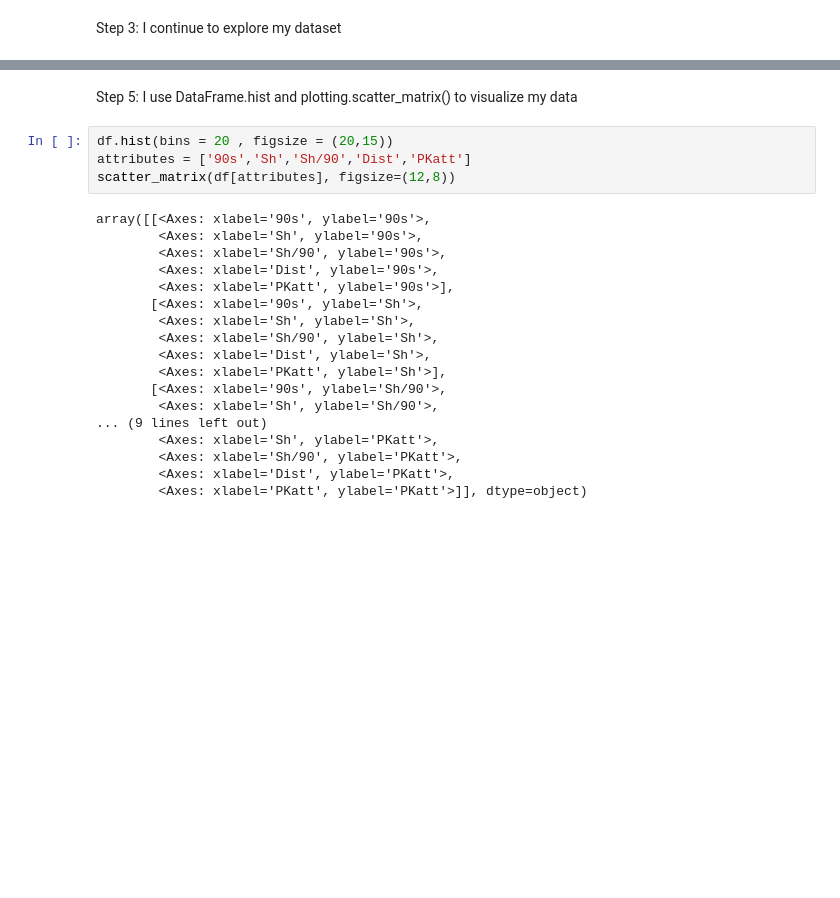
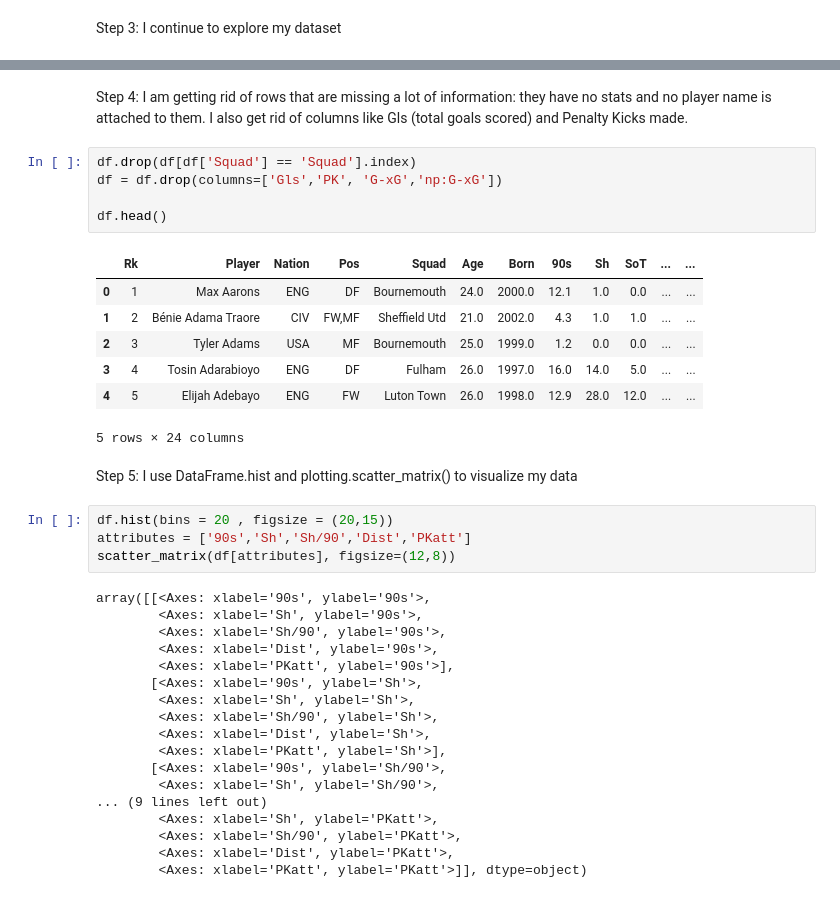
Before and after one commit to arianacodes/project-1, a Jupyter notebook: project_1.ipynb, the cells around one changed output, grey strips where cells are left out. Cells and saved outputs as stored; diff of their text form; blank space fills up the shorter version.

```diff
--- a/project_1.ipynb
+++ b/project_1.ipynb
@@ -102,3 +89,18 @@ memory usage: 118.8+ KB
+# %% [markdown]
+Step 4: I am getting rid of rows that are missing a lot of information: they have no stats and no player name is attached to them. I also get rid of columns like Gls (total goals scored) and Penalty Kicks made.
+# %%
+df.drop(df[df['Squad'] == 'Squad'].index)
+df = df.drop(columns=['Gls','PK', 'G-xG','np:G-xG'])
+
+df.head()
+# %% [output]
+|  | Rk | Player | Nation | Pos | Squad | Age | Born | 90s | Sh | SoT | ... | ... |
+| 0 | 1 | Max Aarons | ENG | DF | Bournemouth | 24.0 | 2000.0 | 12.1 | 1.0 | 0.0 | ... | ... |
+| 1 | 2 | Bénie Adama Traore | CIV | FW,MF | Sheffield Utd | 21.0 | 2002.0 | 4.3 | 1.0 | 1.0 | ... | ... |
+| 2 | 3 | Tyler Adams | USA | MF | Bournemouth | 25.0 | 1999.0 | 1.2 | 0.0 | 0.0 | ... | ... |
+| 3 | 4 | Tosin Adarabioyo | ENG | DF | Fulham | 26.0 | 1997.0 | 16.0 | 14.0 | 5.0 | ... | ... |
+| 4 | 5 | Elijah Adebayo | ENG | FW | Luton Town | 26.0 | 1998.0 | 12.9 | 28.0 | 12.0 | ... | ... |
+5 rows × 24 columns
 # %% [markdown]
 Step 5: I use DataFrame.hist and plotting.scatter_matrix() to visualize my data
 # %%
```
Also changed, not shown: parts of 7 cells of this notebook.
